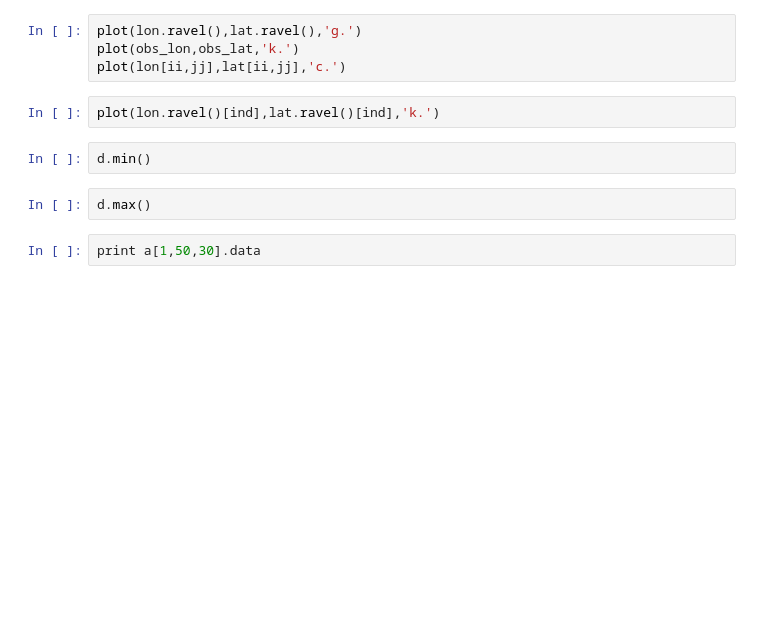
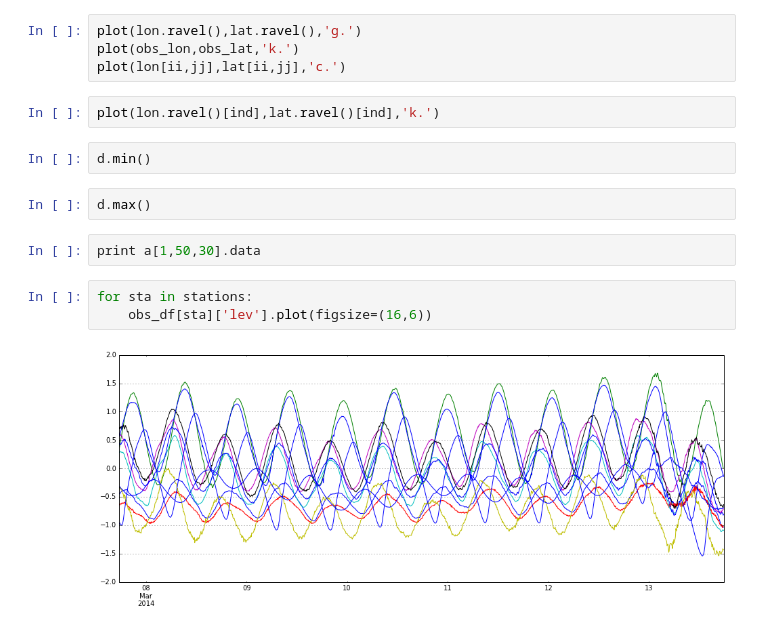
Before and after one commit to hdean83/notebook, a Jupyter notebook: CSW/IOOS_NY_Inundation.ipynb, the cells around one changed output. Saved outputs shown, nothing was run; the diff lists cells and outputs as text; blank space fills up the shorter version.

```diff
--- a/CSW/IOOS_NY_Inundation.ipynb
+++ b/CSW/IOOS_NY_Inundation.ipynb
@@ -454,3 +492,8 @@ d.min()
 d.max()
 # %%
 print a[1,50,30].data
+# %%
+for sta in stations:
+    obs_df[sta]['lev'].plot(figsize=(16,6))
+# %% [output]
+[figure, added]
```
Also changed, not shown: parts of 45 cells of this notebook.
